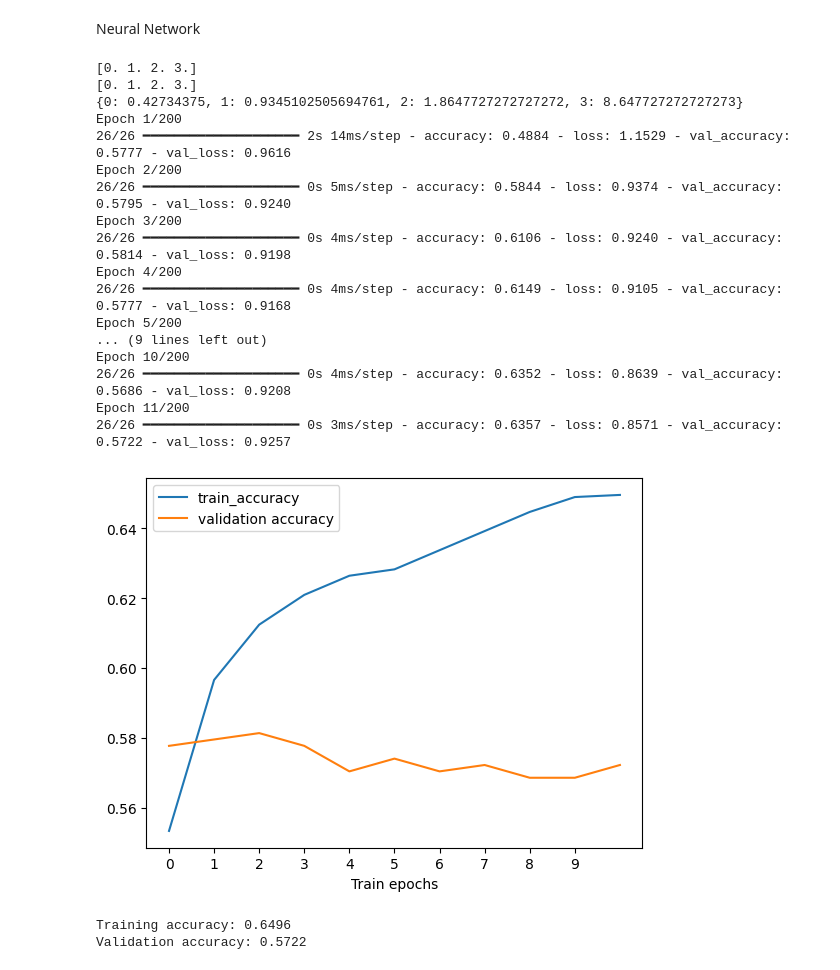
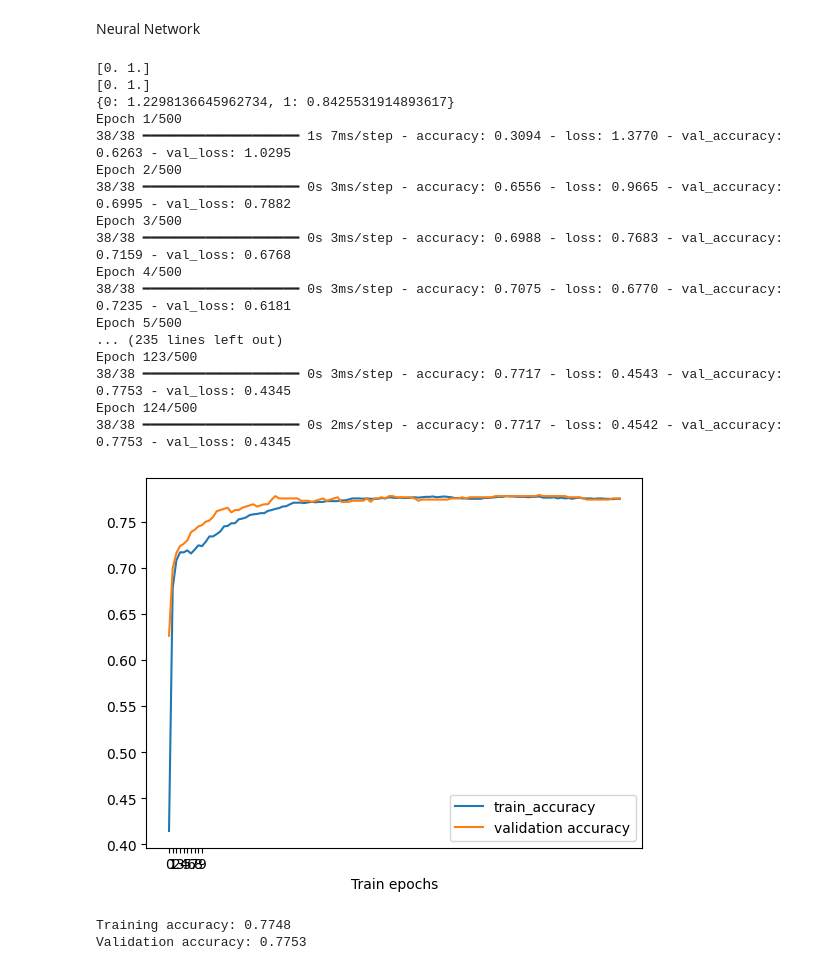
Before and after one commit to garg-ankush/internet-use-kaggle-comptetition, a Jupyter notebook: notebooks/FinalProjectNotebook-Bradley.ipynb, the cells around one changed output. Cells and saved outputs as stored; diff of their text form; code cells hidden in the pictures.

```diff
--- a/notebooks/FinalProjectNotebook-Bradley.ipynb
+++ b/notebooks/FinalProjectNotebook-Bradley.ipynb
@@ -28,7 +19,7 @@ from tensorflow.keras.callbacks import EarlyStopping
 import seaborn as sns
 # %%
 #reading in the data
-train_data = pd.read_csv('train.csv')
+train_data = pd.read_csv('../data/train.csv')
 print(train_data.head())
 # %% [output]
          id Basic_Demos-Enroll_Season  Basic_Demos-Age  Basic_Demos-Sex  \
@@ -48,6 +39,11 @@ print(train_data.head())
 4                  NaN                                    NaN  NaN
 
 [5 rows x 82 columns]
+# %%
+#optional filtering
+#train_data = train_data[train_data['Basic_Demos-Age'] >= 8]
+#optional conversion to binary classification
+train_data.loc[train_data['sii'] != 0, 'sii'] = 1
 # %%
 #EDA
 print("Shape of data:", train_data.shape)
@@ -181,8 +177,11 @@ categorical_columns = ['Basic_Demos-Enroll_Season',
 
 # List of columns to remove
 #columns_to_remove = ['Fitness_Endurance-Season', 'FGC-FGC_GSND_Zone', 'FGC-FGC_GSD_Zone', 'PAQ_A-Season', 'PAQ_C-Season']
+#columns_to_remove = ['BIA-BIA_Frame_num', 'FGC-FGC_SRL_Zone', 'FGC-FGC_SRR_Zone', 'PreInt_EduHx-computerinternet_hoursday']
+columns_to_remove = ['BIA-BIA_Frame_num', 'FGC-FGC_SRL_Zone', 'FGC-FGC_SRR_Zone', 'PreInt_EduHx-computerinternet_hoursday', 'FGC-FGC_GSND_Zone', 'FGC-FGC_GSD_Zone', 'PAQ_A-Season']
+#columns_to_remove = ['FGC-FGC_GSND_Zone', 'FGC-FGC_GSD_Zone', 'PAQ_A-Season']
 # Remove columns by filtering them out
-#categorical_columns = [col for col in categorical_columns if col not in columns_to_remove]
+categorical_columns = [col for col in categorical_columns if col not in columns_to_remove]
 
 
 encoder = OneHotEncoder(handle_unknown = 'ignore', sparse_output = False)
@@ -337,7 +353,7 @@ def build_model(n_classes,
     return model
 # %%
 model = build_model(n_classes=4,
-                      hidden_layer_sizes=[256, 128, 64],
+                      hidden_layer_sizes=[20],
                        activation='relu',
                        optimizer='Adam',
                        learning_rate=0.001,
@@ -346,55 +362,55 @@ model = build_model(n_classes=4,
 # Assuming y_train contains the class labels
 print(np.unique(y_train))
 print(np.unique(y_val))
 class_weights = compute_class_weight(class_weight='balanced', classes=np.unique(y_train), y=y_train)
 class_weight_dict = dict(enumerate(class_weights))
-class_weight_dict = {0: 0.42734375, 1: 0.9345102505694761, 2: 1.8647727272727272, 3: 8.647727272727273}
+#class_weight_dict = {0: 0.42734375, 1: 0.9345102505694761, 2: 1.8647727272727272, 3: 8.647727272727273}
 print(class_weight_dict)
 
 #early stopping
 early_stopping = EarlyStopping(monitor='val_loss', patience=5, restore_best_weights=True)
 
-history = model.fit(x=X_train, y=np.array(y_train), epochs=200,
+history = model.fit(x=X_train, y=np.array(y_train), epochs=500,
         batch_size=64,
         validation_data=(X_val, y_val),
         verbose=1,
         #class_weight=class_weight_dict,
         callbacks=[early_stopping])
 
 # Retrieve the training metrics (after each train epoch) and the final validation
     # accuracy.
 train_accuracy = history.history['accuracy']
 val_accuracy = history.history['val_accuracy']
 plt.plot(train_accuracy, label='train_accuracy')
 plt.plot(val_accuracy, label='validation accuracy')
 plt.xticks(range(10))
 plt.xlabel('Train epochs')
 plt.legend()
 plt.show()
 
 print('Training accuracy: %1.4f' %train_accuracy[-1])
 print('Validation accuracy: %1.4f' %val_accuracy[-1])
 # %% [output]
-[0. 1. 2. 3.]
-[0. 1. 2. 3.]
-{0: 0.42734375, 1: 0.9345102505694761, 2: 1.8647727272727272, 3: 8.647727272727273}
-Epoch 1/200
-26/26 ━━━━━━━━━━━━━━━━━━━━ 2s 14ms/step - accuracy: 0.4884 - loss: 1.1529 - val_accuracy: 0.5777 - val_loss: 0.9616
-Epoch 2/200
-26/26 ━━━━━━━━━━━━━━━━━━━━ 0s 5ms/step - accuracy: 0.5844 - loss: 0.9374 - val_accuracy: 0.5795 - val_loss: 0.9240
-Epoch 3/200
-26/26 ━━━━━━━━━━━━━━━━━━━━ 0s 4ms/step - accuracy: 0.6106 - loss: 0.9240 - val_accuracy: 0.5814 - val_loss: 0.9198
-Epoch 4/200
-26/26 ━━━━━━━━━━━━━━━━━━━━ 0s 4ms/step - accuracy: 0.6149 - loss: 0.9105 - val_accuracy: 0.5777 - val_loss: 0.9168
-Epoch 5/200
-... (9 lines left out)
-Epoch 10/200
-26/26 ━━━━━━━━━━━━━━━━━━━━ 0s 4ms/step - accuracy: 0.6352 - loss: 0.8639 - val_accuracy: 0.5686 - val_loss: 0.9208
-Epoch 11/200
-26/26 ━━━━━━━━━━━━━━━━━━━━ 0s 3ms/step - accuracy: 0.6357 - loss: 0.8571 - val_accuracy: 0.5722 - val_loss: 0.9257
+[0. 1.]
+[0. 1.]
+{0: 1.2298136645962734, 1: 0.8425531914893617}
+Epoch 1/500
+38/38 ━━━━━━━━━━━━━━━━━━━━ 1s 7ms/step - accuracy: 0.3094 - loss: 1.3770 - val_accuracy: 0.6263 - val_loss: 1.0295
+Epoch 2/500
+38/38 ━━━━━━━━━━━━━━━━━━━━ 0s 3ms/step - accuracy: 0.6556 - loss: 0.9665 - val_accuracy: 0.6995 - val_loss: 0.7882
+Epoch 3/500
+38/38 ━━━━━━━━━━━━━━━━━━━━ 0s 3ms/step - accuracy: 0.6988 - loss: 0.7683 - val_accuracy: 0.7159 - val_loss: 0.6768
+Epoch 4/500
+38/38 ━━━━━━━━━━━━━━━━━━━━ 0s 3ms/step - accuracy: 0.7075 - loss: 0.6770 - val_accuracy: 0.7235 - val_loss: 0.6181
+Epoch 5/500
+... (235 lines left out)
+Epoch 123/500
+38/38 ━━━━━━━━━━━━━━━━━━━━ 0s 3ms/step - accuracy: 0.7717 - loss: 0.4543 - val_accuracy: 0.7753 - val_loss: 0.4345
+Epoch 124/500
+38/38 ━━━━━━━━━━━━━━━━━━━━ 0s 2ms/step - accuracy: 0.7717 - loss: 0.4542 - val_accuracy: 0.7753 - val_loss: 0.4345
-[figure, old version]
+[figure, new version]
-Training accuracy: 0.6496
-Validation accuracy: 0.5722
+Training accuracy: 0.7748
+Validation accuracy: 0.7753
 # %%
 #XGBoost
 # Initialize and train the XGBoost model
```
Also changed, not shown: parts of 10 cells of this notebook.
